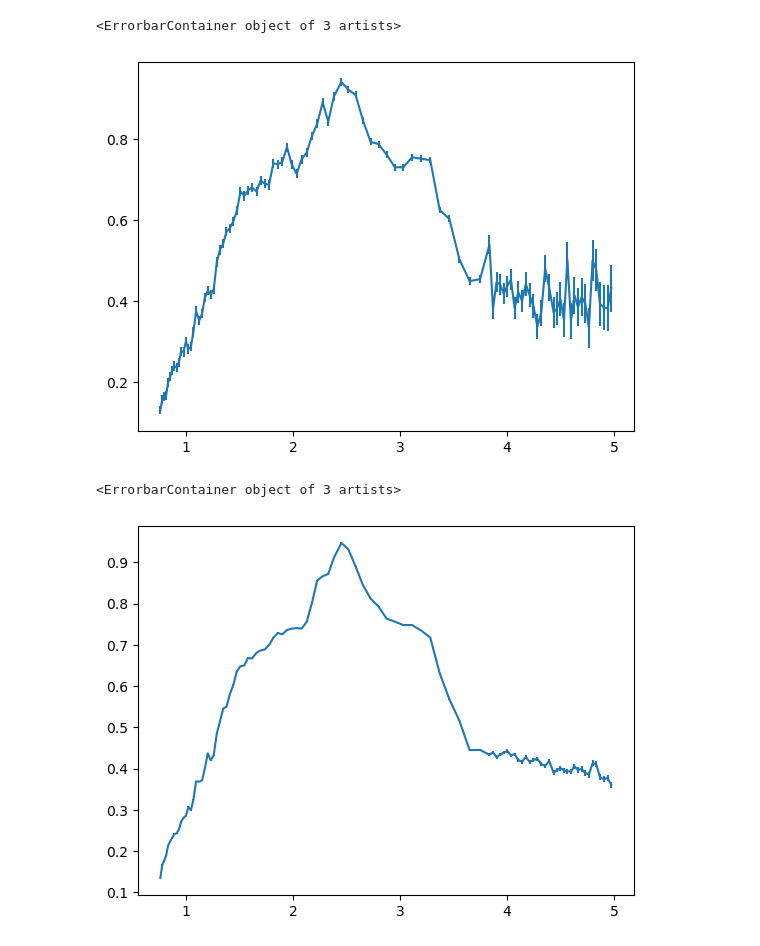
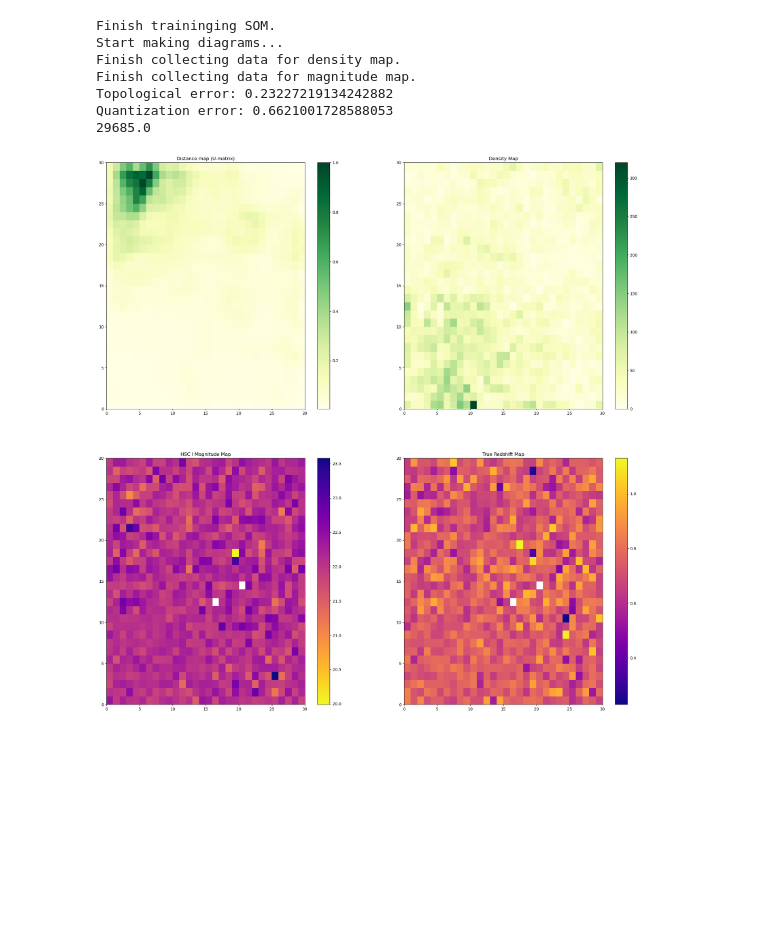
Before and after one commit to zrk-dreamer/SPHEREx_SOM, a Jupyter notebook: 2nd_exploration.ipynb, the cells around one changed output. Cells and saved outputs as stored; diff of their text form; code cells hidden in the pictures; blank space fills up the shorter version.

Commit message:
save more info
add data_type and distance

```diff
--- a/2nd_exploration.ipynb
+++ b/2nd_exploration.ipynb
@@ -8,6 +8,9 @@ from minisom import MiniSom
 import pickle
 import os
 # %%
+df_L3_info = Table.read('../dataset/L3_COSMOS2020_Richard_RefCat_2023DEC4_info.fits')
+df_L3_info = df_L3_info.to_pandas()
+
 fname = 'D:/SPHEREx_SOM/dataset/sphx_refcat/Noiseless_phot_cosmos_nolines_refcat30k.txt'
 data_noiseless = np.loadtxt(fname)[:,3:]
 
@@ -25,8 +120,8 @@ sigma_deep = data_1sig[:,2]
 # %%
 data = data_noiseless
-err = data_all[:,1::2] / np.std(data, ddof = 1, axis=0)
+err = data_all[:,1::2] * 1000 / np.std(data, ddof = 1, axis=0)
 proc_data = (data - np.mean(data, axis=0)) / np.std(data, ddof = 1, axis=0)
 # %%
-som = MiniSom(50, 50, proc_data.shape[1], sigma = 0.8, learning_rate = 0.4, activation_distance = "chi2_distance")
-som.random_weights_init(proc_data)
-som.train(proc_data, errs = err, num_iteration =  1, use_epochs = True)
+for i in range(1, 21):
+    som = basic_som(data = proc_data, err = err, info_data = df_L3_info, dim = 30, preproc = "default", iteration = 1, sigma = 1.8, learning_rate = i / 10, save = True, distance = "chi2_distance")
+print("Finish the iteration")
@@ -39,10 +127,0 @@ plt.plot(wl, data_noiseless[idx]/1000, label='noiseless/1000')
-# %%
-plt.errorbar(wl, data_all[idx,0::2], data_all[idx,1::2], label='all-sky')
-# %% [output]
-<ErrorbarContainer object of 3 artists>
-[figure, removed]
-# %%
-plt.errorbar(wl, data_deep[idx,0::2], data_deep[idx,1::2], label='deep')
-# %% [output]
-<ErrorbarContainer object of 3 artists>
-[figure, removed]
@@ -48,0 +131,11 @@ plt.errorbar(wl, data_deep[idx,0::2], data_deep[idx,1::2], label='deep')
+# %%
+som = basic_som(data = proc_data, err = err, info_data = df_L3_info, dim = 30, preproc = "default", iteration = 1, sigma = 0.8, learning_rate = 0.6, save = True, distance = "chi2_distance")
+# %% [output]
+Finish traininging SOM.
+Start making diagrams...
+Finish collecting data for density map.
+Finish collecting data for magnitude map.
+Topological error: 0.23227219134242882
+Quantization error: 0.6621001728588053
+29685.0
+[figure, added]
```
Also changed, not shown: parts of 3 cells of this notebook.
